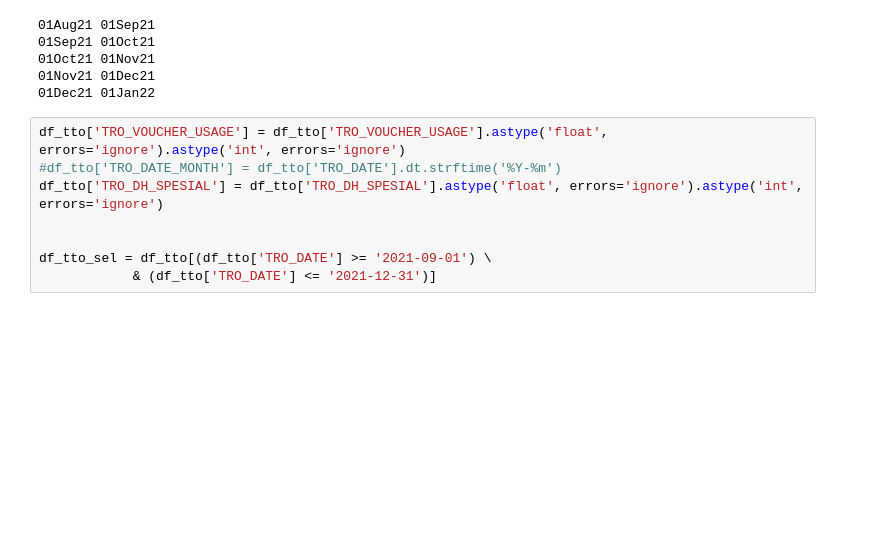
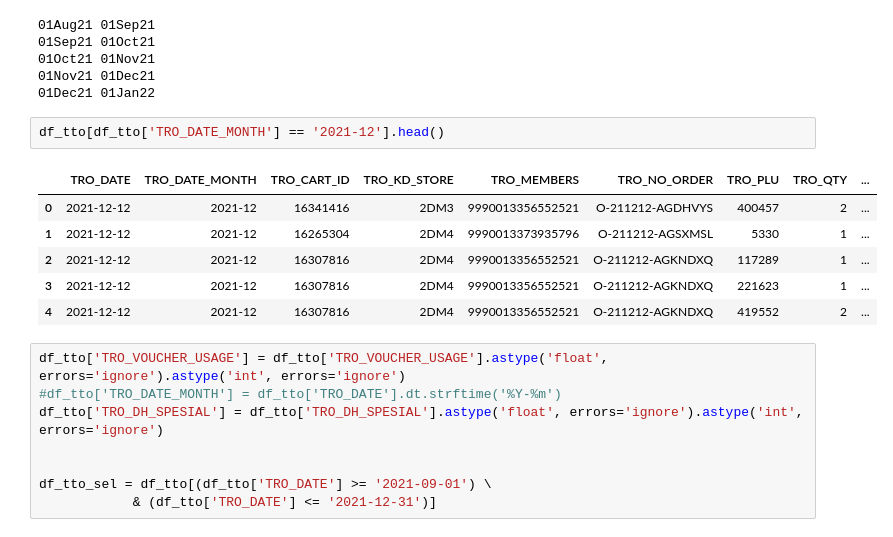
Before and after one commit to trisna26/alfagift_churn, a Jupyter notebook: churn_12_edited.ipynb, the cells around one changed output. Drawn from its saved outputs; the diff is of its cells as text; blank space fills up the shorter version.

```diff
--- a/churn_12_edited.ipynb
+++ b/churn_12_edited.ipynb
@@ -123,6 +123,15 @@ df_tto['TRO_QTY'] = df_tto['TRO_QTY'].astype(int)
 01Oct21 01Nov21
 01Nov21 01Dec21
 01Dec21 01Jan22
+# %%
+df_tto[df_tto['TRO_DATE_MONTH'] == '2021-12'].head()
+# %% [output]
+|  | TRO_DATE | TRO_DATE_MONTH | TRO_CART_ID | TRO_KD_STORE | TRO_MEMBERS | TRO_NO_ORDER | TRO_PLU | TRO_QTY | ... |
+| 0 | 2021-12-12 | 2021-12 | 16341416 | 2DM3 | 9990013356552521 | O-211212-AGDHVYS | 400457 | 2 | ... |
+| 1 | 2021-12-12 | 2021-12 | 16265304 | 2DM4 | 9990013373935796 | O-211212-AGSXMSL | 5330 | 1 | ... |
+| 2 | 2021-12-12 | 2021-12 | 16307816 | 2DM4 | 9990013356552521 | O-211212-AGKNDXQ | 117289 | 1 | ... |
+| 3 | 2021-12-12 | 2021-12 | 16307816 | 2DM4 | 9990013356552521 | O-211212-AGKNDXQ | 221623 | 1 | ... |
+| 4 | 2021-12-12 | 2021-12 | 16307816 | 2DM4 | 9990013356552521 | O-211212-AGKNDXQ | 419552 | 2 | ... |
 # %%
 df_tto['TRO_VOUCHER_USAGE'] = df_tto['TRO_VOUCHER_USAGE'].astype('float', errors='ignore').astype('int', errors='ignore')
 #df_tto['TRO_DATE_MONTH'] = df_tto['TRO_DATE'].dt.strftime('%Y-%m')
```
Also changed, not shown: parts of 30 cells of this notebook, 8 other files.
